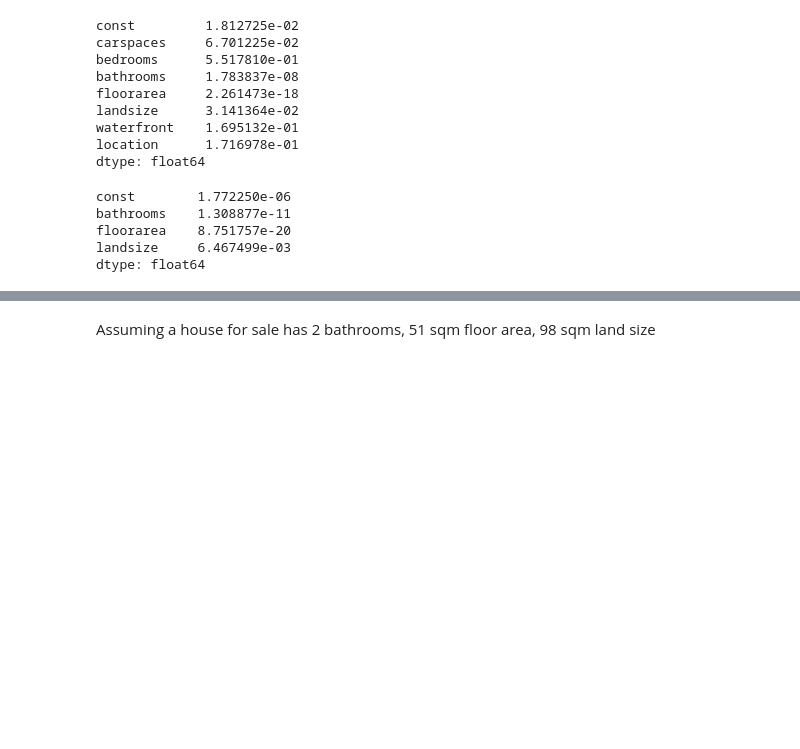
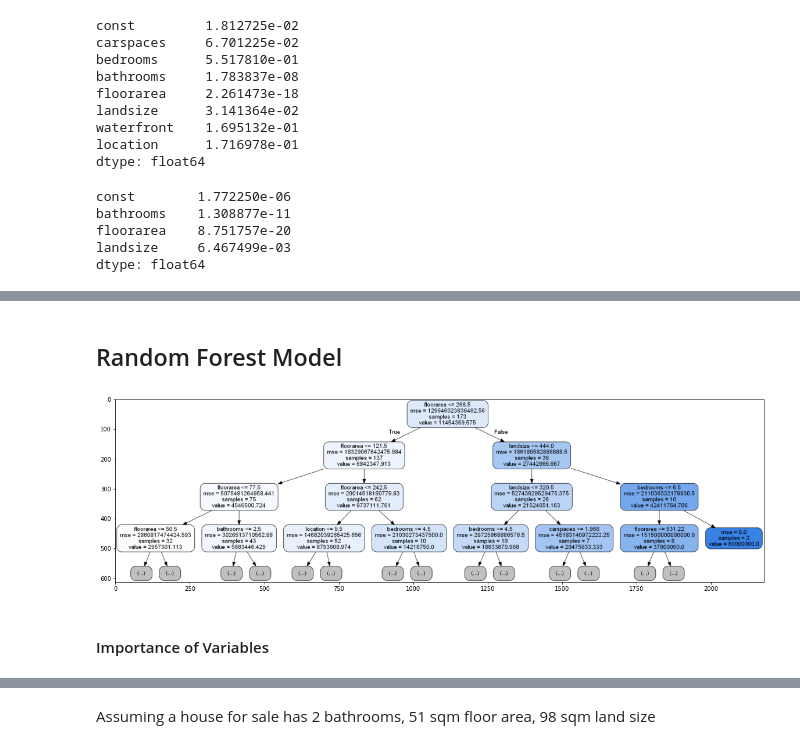
Before and after one commit to gwynncausing/RealEstateMultipleRegression, a Jupyter notebook: Real Estate Multiple Regression.ipynb, the cells around one changed output, grey strips where cells are left out. Drawn from its saved outputs; the diff is of its cells as text; code cells hidden in the pictures; blank space fills up the shorter version.

```diff
--- a/Real Estate Multiple Regression.ipynb
+++ b/Real Estate Multiple Regression.ipynb
@@ -198,3 +199,16 @@ def getDecisionTree(model, names):
     plt.imshow(img)
 
 # getDecisionTree(modelDT, list(data)[0:7])
+# %%
+def getRandomForestTree(model, noOfTree, depth):
+    i_tree = 0
+    for tree_in_forest in model.estimators_:
+        if (i_tree <noOfTree):
+            export_graphviz(tree_in_forest, 'tree2.dot', feature_names=X.columns, filled=True, rounded=True, max_depth = depth)
+
+            os.system('dot -Tpng tree2.dot -o tree2.png')
+            i_tree += 1
+
+            img = cv2.imread('tree2.png')
+            plt.figure(figsize = (20, 20))
+            plt.imshow(img)
@@ -600,0 +650,8 @@ strong multicollinearity or other numerical problems.
+# %% [markdown]
+## Random Forest Model
+# %%
+getRandomForestTree(modelRF, noOfTree = 1, depth = 3)
+# %% [output]
+[figure, added]
+# %% [markdown]
+#### Importance of Variables
```
Also changed, not shown: parts of 26 cells of this notebook, 4 other files.
